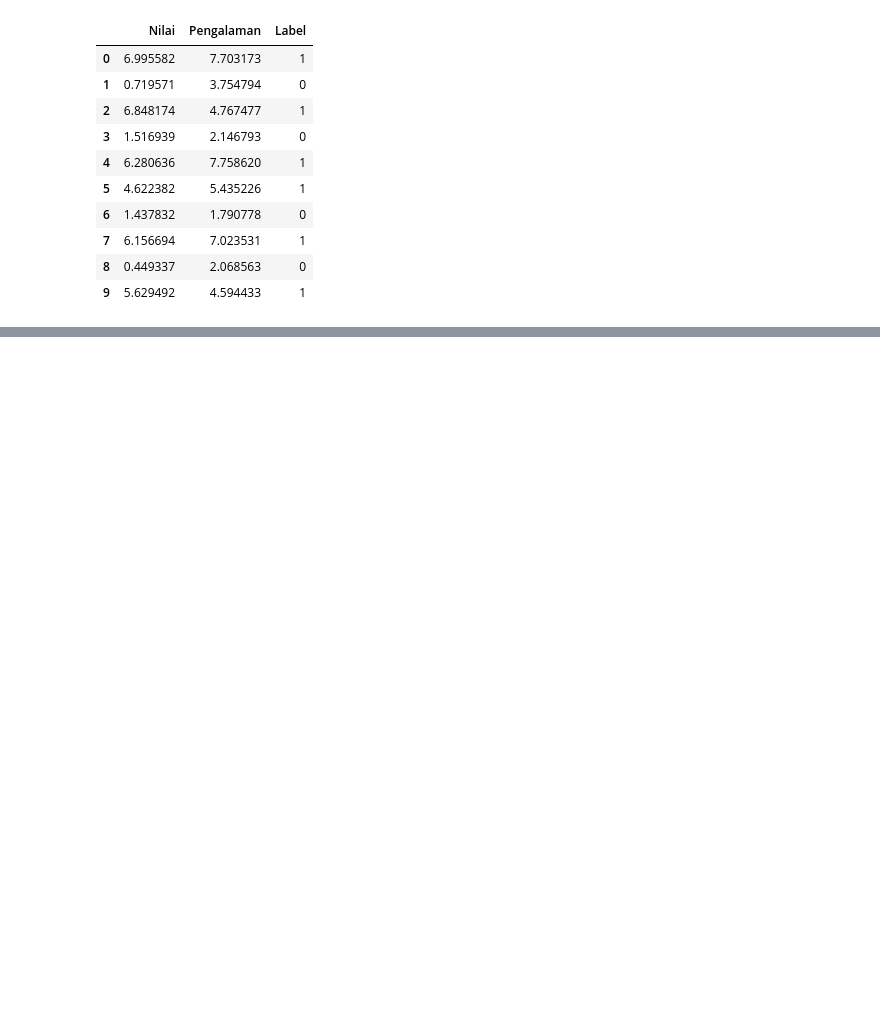
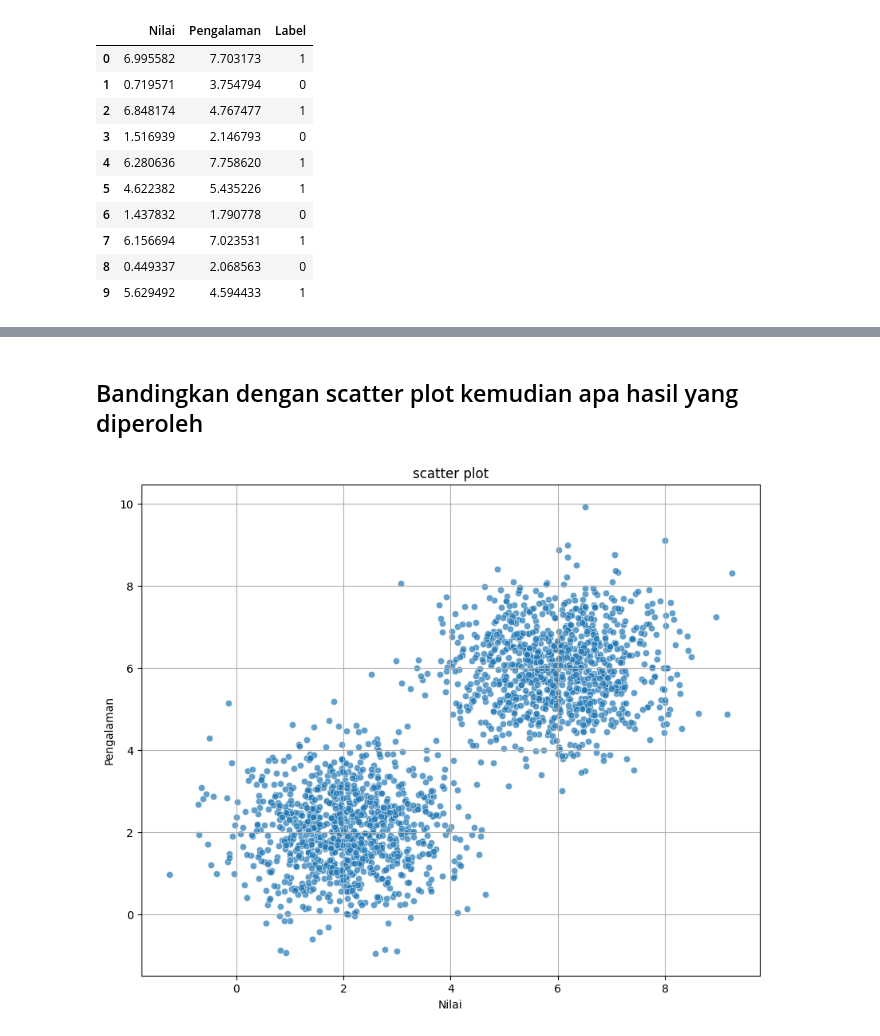
Before and after one commit to hananlu/aiBigData, a Jupyter notebook: Week_12_SVM.ipynb, the cells around one changed output, grey strips where cells are left out. Saved outputs shown, nothing was run; the diff lists cells and outputs as text; code cells hidden in the pictures; blank space fills up the shorter version.

```diff
--- a/Week_12_SVM.ipynb
+++ b/Week_12_SVM.ipynb
@@ -36,0 +128,12 @@ df.head(10)
+# %% [markdown]
+## Bandingkan dengan scatter plot kemudian apa hasil yang diperoleh
+# %%
+plt.figure(figsize=(10,8))
+sns.scatterplot(x='Nilai', y='Pengalaman', data = df, alpha = 0.7)
+plt.title('scatter plot')
+plt.xlabel('Nilai')
+plt.ylabel('Pengalaman')
+plt.grid(True)
+plt.show()
+# %% [output]
+[figure, added]
```
Also changed, not shown: parts of 30 cells of this notebook.
